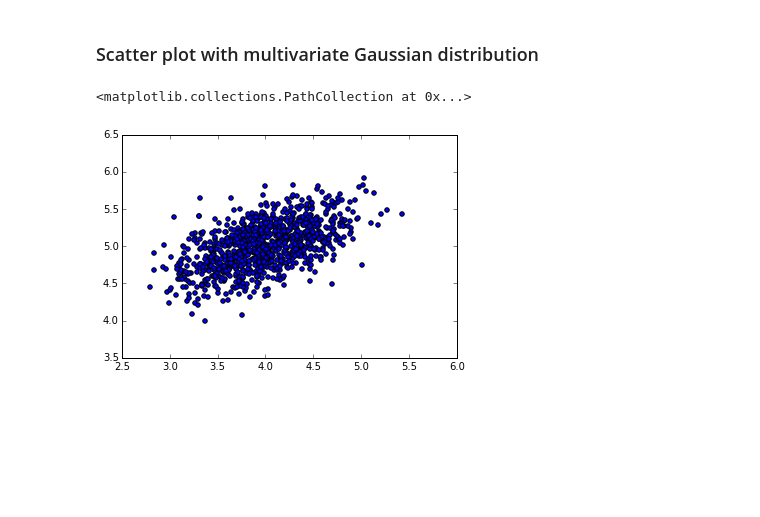
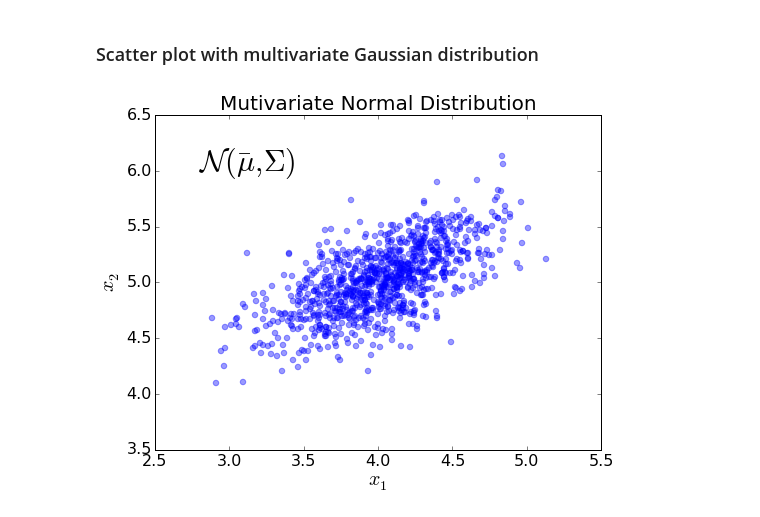
Before and after one commit to vmirly/DataScience, a Jupyter notebook: data-visualization/python-pyplot.ipynb, the cells around one changed output. Saved outputs shown, nothing was run; the diff lists cells and outputs as text; code cells hidden in the pictures; blank space fills up the shorter version.

Commit message:
data-vis multivariate-normal

```diff
--- a/data-visualization/python-pyplot.ipynb
+++ b/data-visualization/python-pyplot.ipynb
@@ -79,12 +83,25 @@ py.iplot_mpl(fig1, filename='DataScience/data-visualization/lineplot')
   * markerfacecolor (mfc)
 # %% [markdown]
 ### Scatter plot with multivariate Gaussian distribution
-# %%
-smat = np.array([[0.2, 0.08], [0.08, 0.1]])
-
-d = np.random.multivariate_normal(mean=[4.0, 5.0], cov=smat, size=1000)
-
-plt.scatter(d[:,0], d[:,1])
-# %% [output]
-<matplotlib.collections.PathCollection at 0x...>
-[figure, removed]
+# %%
+smat = np.array([[0.15, 0.08], [0.08, 0.1]])
+
+d = np.random.multivariate_normal(mean=[4.0, 5.0], cov=smat, size=1000)
+
+fig2 = plt.figure(2, figsize=(8,6))
+ax2 = fig2.add_subplot(1, 1, 1)
+
+plt.scatter(d[:,0], d[:,1], color='b', marker='o', s=30, alpha=0.4)
+plt.xlabel('$x_1$', size=20)
+plt.ylabel('$x_2$', size=20)
+plt.title('Mutivariate Normal Distribution', size=20)
+plt.xlim([2.5, 5.5])
+plt.ylim([3.5, 6.5])
+plt.text(2.8, 6.0, r'$\mathcal{N}(\bar\mu, \Sigma)$', fontsize=30)
+
+plt.setp(ax2.get_xticklabels(), rotation='horizontal', fontsize=16)
+plt.setp(ax2.get_yticklabels(), rotation='horizontal', fontsize=16)
+
+plt.show()
+# %% [output]
+[figure, added]
```
Also changed, not shown: parts of 3 cells of this notebook.
